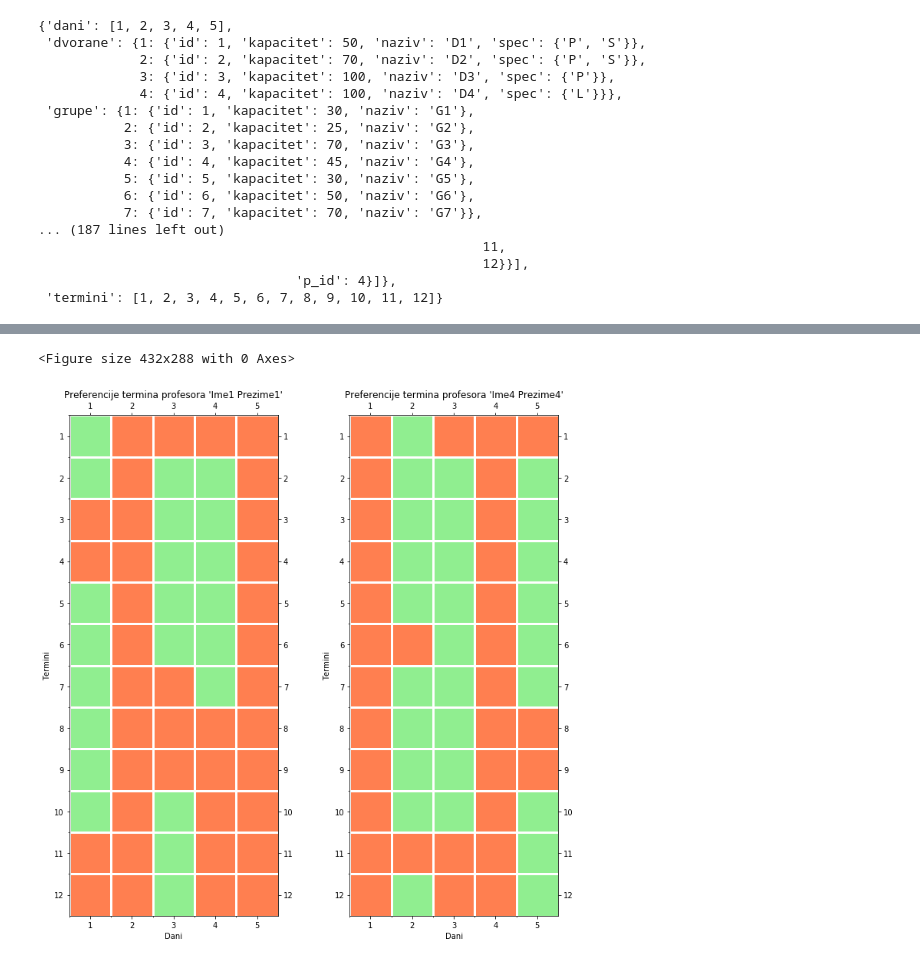
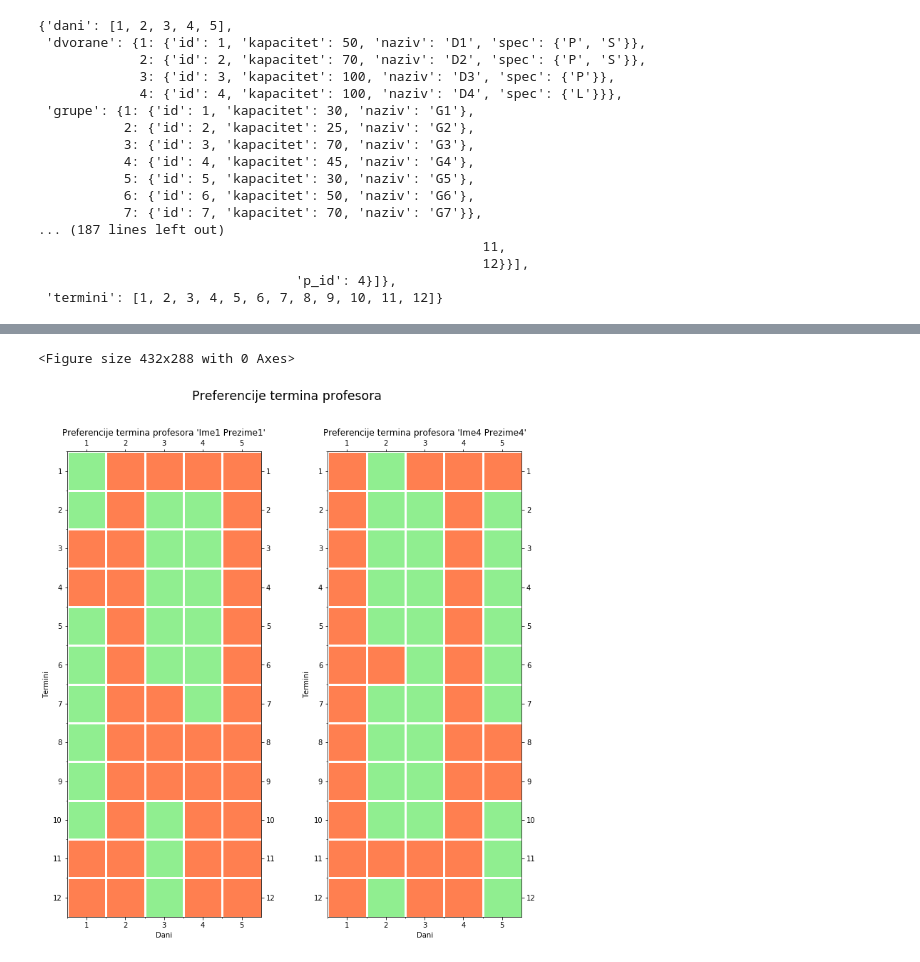
Before and after one commit to bradinovi/INTS-projekt, a Jupyter notebook: ints.ipynb, the cells around one changed output, grey strips where cells are left out. Cells and saved outputs as stored; diff of their text form; code cells hidden in the pictures.

```diff
--- a/ints.ipynb
+++ b/ints.ipynb
@@ -162,25 +208,29 @@ py.iplot(fig, filename='fitness-one-population')
 # %%
-def pref_matrix(ulazni_podaci, prof_id):
-    podaci = {r['dan']: sorted(list(r['termini'])) for r in ulazni_podaci['preferencije']['profesori'][prof_id]['odabir']}
-    podaci.update({d: [] for d in ulazni_podaci['dani'] if d not in podaci})
-    return [[1.0 if j in podaci[i] else 0.0 for i in ulazni_podaci['dani']] for j in ulazni_podaci['termini']]
+def plot_prof_pref(ulazni_podaci):
+    def pref_matrix(ulazni_podaci, prof_id):
+        podaci = {r['dan']: sorted(list(r['termini'])) for r in ulazni_podaci['preferencije']['profesori'][prof_id]['odabir']}
+        podaci.update({d: [] for d in ulazni_podaci['dani'] if d not in podaci})
+        return [[1.0 if j in podaci[i] else 0.0 for i in ulazni_podaci['dani']] for j in ulazni_podaci['termini']]
 
-fig = plt.figure()
-fig, ax = plt.subplots(1, len(ulazni_podaci['preferencije']['profesori']), figsize=(12,12))
-for j in range(len(ulazni_podaci['preferencije']['profesori'])):
-    ax[j].set_xticks([i - 0.5 for i in range(len(ulazni_podaci['dani']))], minor=True)
-    ax[j].set_yticks([i - 0.5 for i in range(len(ulazni_podaci['termini']))], minor=True)
-    ax[j].grid(which="minor", color="w", linestyle='-', linewidth=3)
-    ax[j].tick_params(top=True, bottom=True, labeltop=True, labelbottom=True, right=True, left=True, labelright=True, labelleft=True)
-    ax[j].set_xticklabels(['']+[str(d) for d in ulazni_podaci['dani']])
-    ax[j].set_yticklabels(['']+[str(t) for t in ulazni_podaci['termini']])
-    tick_spacing = 1
-    ax[j].xaxis.set_major_locator(ticker.MultipleLocator(tick_spacing))
-    ax[j].yaxis.set_major_locator(ticker.MultipleLocator(tick_spacing))
-    ax[j].set_title(f"Preferencije termina profesora '{ulazni_podaci['nastavnici'][ulazni_podaci['preferencije']['profesori'][j]['p_id']]['preime']}'")
-    ax[j].set_xlabel('Dani')
-    ax[j].set_ylabel('Termini')
-    heatplot = ax[j].imshow(pref_matrix(ulazni_podaci, j), cmap=mpl.colors.LinearSegmentedColormap.from_list("", ["coral","lightgreen"]))
+    fig = plt.figure()
+    fig, ax = plt.subplots(1, len(ulazni_podaci['preferencije']['profesori']), figsize=(12,12))
+    fig.suptitle("Preferencije termina profesora", fontsize="xx-large")
+    for j in range(len(ulazni_podaci['preferencije']['profesori'])):
+        ax[j].set_xticks([i - 0.5 for i in range(len(ulazni_podaci['dani']))], minor=True)
+        ax[j].set_yticks([i - 0.5 for i in range(len(ulazni_podaci['termini']))], minor=True)
+        ax[j].grid(which="minor", color="w", linestyle='-', linewidth=3)
+        ax[j].tick_params(top=True, bottom=True, labeltop=True, labelbottom=True, right=True, left=True, labelright=True, labelleft=True)
+        ax[j].set_xticklabels(['']+[str(d) for d in ulazni_podaci['dani']])
+        ax[j].set_yticklabels(['']+[str(t) for t in ulazni_podaci['termini']])
+        tick_spacing = 1
+        ax[j].xaxis.set_major_locator(ticker.MultipleLocator(tick_spacing))
+        ax[j].yaxis.set_major_locator(ticker.MultipleLocator(tick_spacing))
+        ax[j].set_title(f"Preferencije termina profesora '{ulazni_podaci['nastavnici'][ulazni_podaci['preferencije']['profesori'][j]['p_id']]['preime']}'")
+        ax[j].set_xlabel('Dani')
+        ax[j].set_ylabel('Termini')
+        heatplot = ax[j].imshow(pref_matrix(ulazni_podaci, j), cmap=mpl.colors.LinearSegmentedColormap.from_list("", ["coral","lightgreen"]))
-# %% [output]
-<Figure size 432x288 with 0 Axes>
-[figure, removed]
+# %%
+plot_prof_pref(ulazni_podaci)
+# %% [output]
+<Figure size 432x288 with 0 Axes>
+[figure, added]
```
Also changed, not shown: parts of 9 cells of this notebook.
